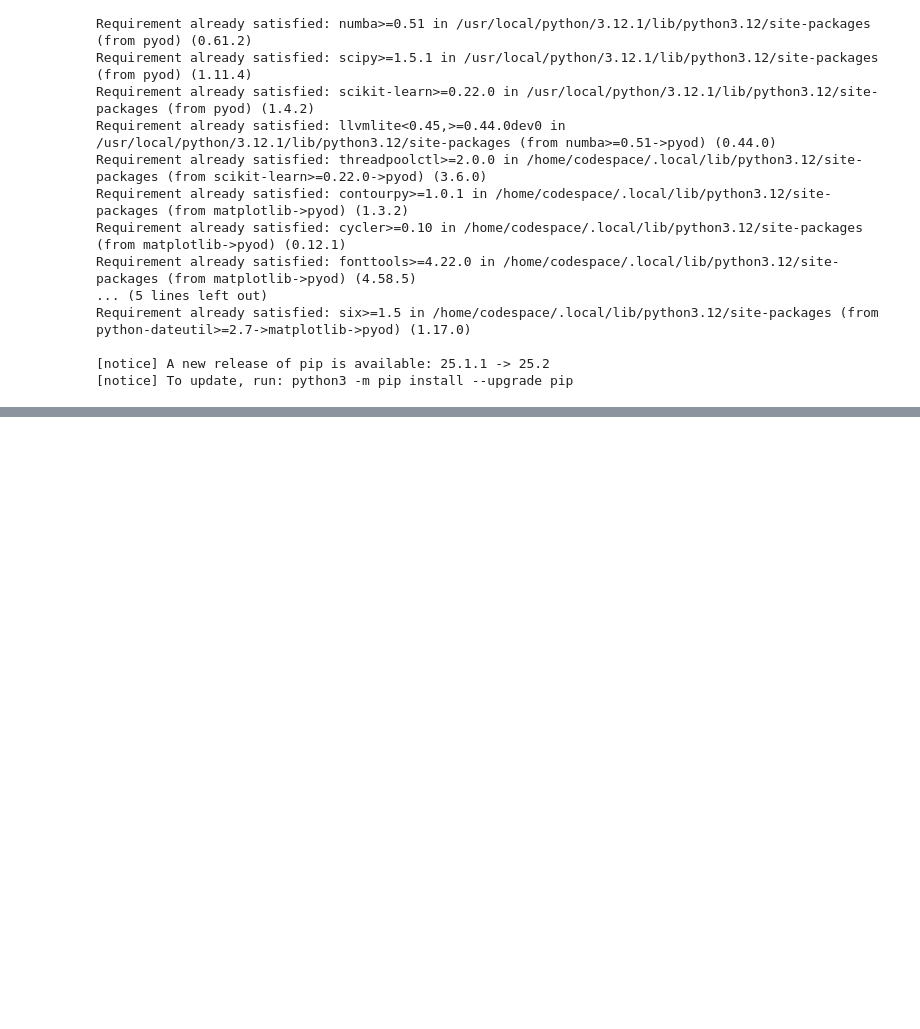
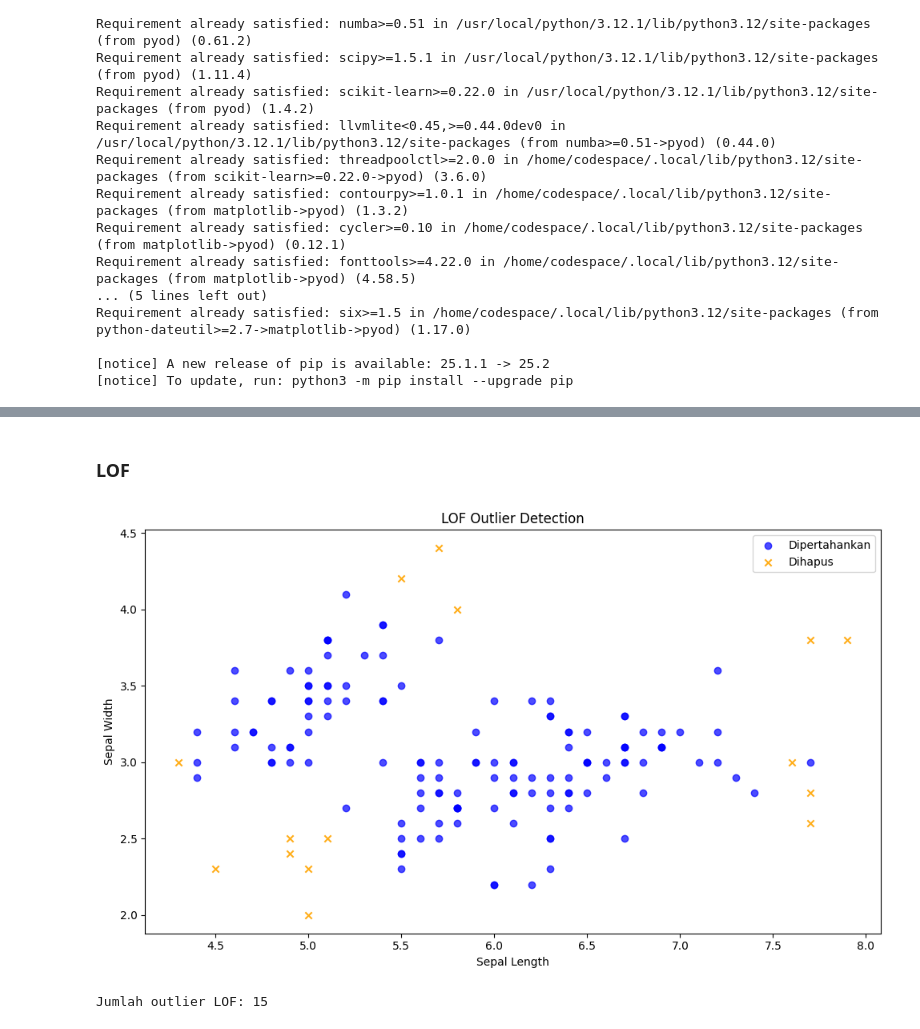
Before and after one commit to nadiatulkhoir30/PSD, a Jupyter notebook: _sources/prepocesing.ipynb, the cells around one changed output, grey strips where cells are left out. Cells and saved outputs as stored; diff of their text form; code cells hidden in the pictures; blank space fills up the shorter version.

```diff
--- a/_sources/prepocesing.ipynb
+++ b/_sources/prepocesing.ipynb
@@ -188,0 +327,35 @@ Setelah hapus outlier (LOF): (135, 5)
+# %% [markdown]
+### LOF
+# %%
+# --- Implementasi LOF Outlier Detection ---
+from pyod.models.lof import LOF
+
+lof = LOF(contamination=0.1)
+lof.fit(X)
+labels_lof = lof.labels_
+
+df['LOF_outlier'] = labels_lof
+
+# Pisahkan data normal dan outlier
+normal_lof = df[df['LOF_outlier'] == 0]
+outlier_lof = df[df['LOF_outlier'] == 1]
+
+# --- Plot sesuai gaya baru ---
+plt.figure(figsize=(10, 6))
+plt.scatter(normal_lof['sepal.length'], normal_lof['sepal.width'],
+            c='blue', marker='o', label='Dipertahankan', alpha=0.7)
+plt.scatter(outlier_lof['sepal.length'], outlier_lof['sepal.width'],
+            c='orange', marker='x', label='Dihapus', alpha=0.9)
+
+plt.xlabel('Sepal Length')
+plt.ylabel('Sepal Width')
+plt.title('LOF Outlier Detection')
+plt.legend()
+plt.tight_layout()
+plt.show()
+
+# Info jumlah outlier
+print(f"Jumlah outlier LOF: {outlier_lof.shape[0]}")
+# %% [output]
+[figure, added]
+Jumlah outlier LOF: 15
```
Also changed, not shown: parts of 14 cells of this notebook, 30 other files.
